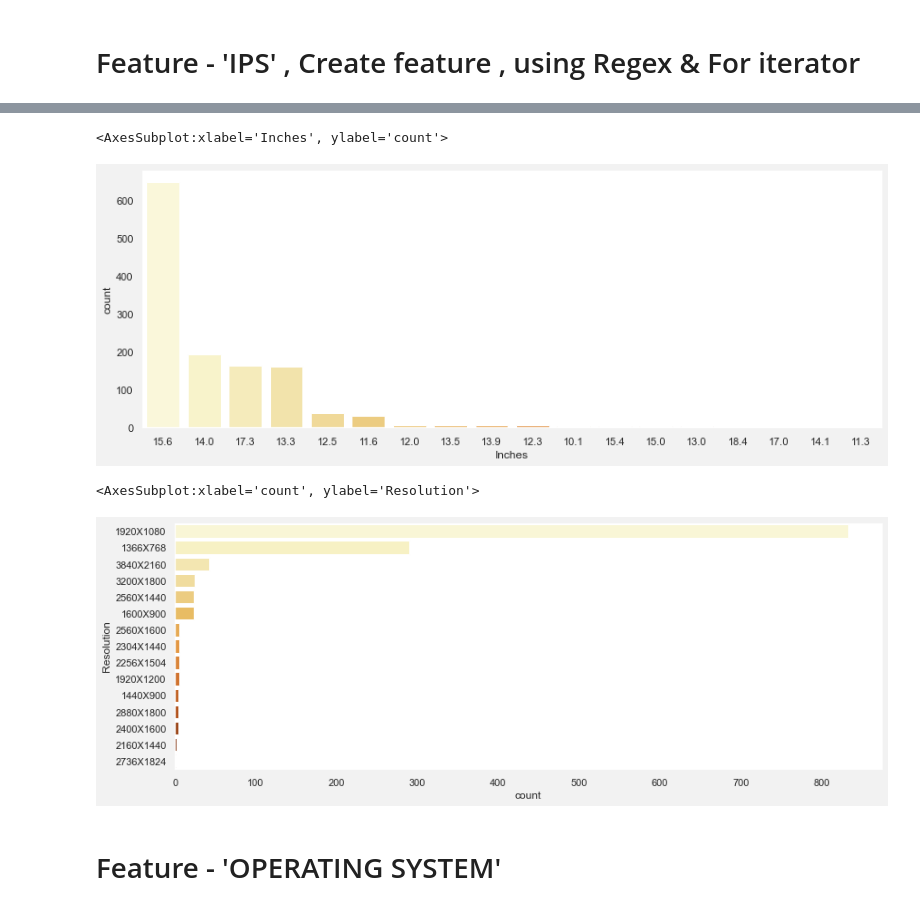
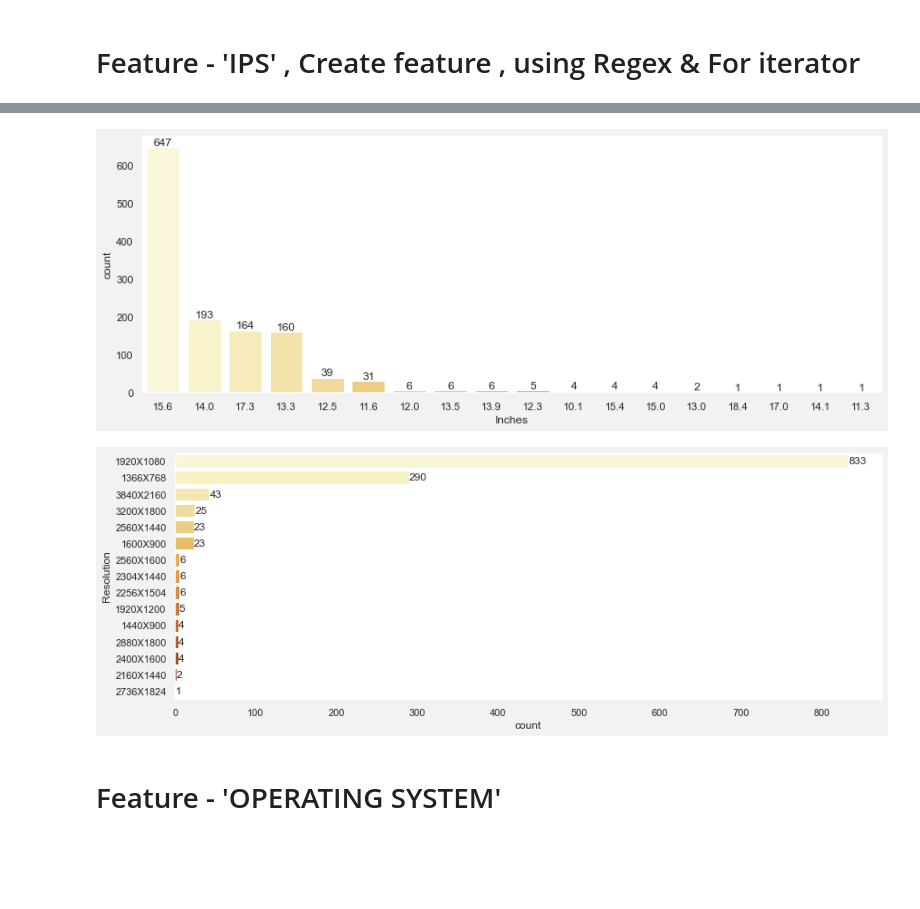
Before and after one commit to mrrachitchugh/UCDPA_RachitChugh, a Jupyter notebook: UCDPA_RachitChugh_CODE_LapPricePrediction.ipynb, the cells around one changed output, grey strips where cells are left out. Drawn from its saved outputs; the diff is of its cells as text; code cells hidden in the pictures; blank space fills up the shorter version.

```diff
--- a/UCDPA_RachitChugh_CODE_LapPricePrediction.ipynb
+++ b/UCDPA_RachitChugh_CODE_LapPricePrediction.ipynb
@@ -348,7 +349,7 @@ df.sample(5)
 #df['IPS'].value_counts().plot(kind='bar')
 # %%
 #df['IPS'].value_counts().plot(kind='bar')
-sns.set(rc={"axes.facecolor":"1","figure.facecolor":".95",'figure.figsize':(8,5)})
+sns.set(rc={"axes.facecolor":"1","figure.facecolor":".95",'figure.figsize':(15,10)})
 colors = [ 'grey','c']
 plt.pie(df['IPS'].value_counts(),colors=colors, labels= df['IPS'].value_counts(), autopct='%1.1f%%')
 circle = plt.Circle( (0,0), 0.7, color='white')
@@ -392,17 +390,19 @@ df['ppi'] = (((df["X_resolution"]**2) + (df["Y_resolution"]**2))**0.5/df['Inches
 # %%
 pallet_1 = ["#998289","#9981A0","#F5B7B1","#F9E79F"]
 sns.set(rc={"axes.facecolor":"1","figure.facecolor":".95",'figure.figsize':(14,5)})
-sns.countplot(x=df["Inches"],palette="YlOrBr",order=df["Inches"].value_counts().index,data=df)
+plot_1 = sns.countplot(x=df["Inches"],palette="YlOrBr",order=df["Inches"].value_counts().index,data=df)
+for i in plot_1.containers:
+    plot_1.bar_label(i,)
 # %% [output]
-<AxesSubplot:xlabel='Inches', ylabel='count'>
-[figure, old version]
+[figure, new version]
 # %%
 pallet_1 = ["plum","#9981A0","#F5B7B1","#F9E79F"]
 sns.set(rc={"axes.facecolor":"1","figure.facecolor":".95",'figure.figsize':(14,5)})
-sns.countplot(y=df["Resolution"],palette="YlOrBr",order=df["Resolution"].value_counts().index,data=df)
+plot_1 = sns.countplot(y=df["Resolution"],palette="YlOrBr",order=df["Resolution"].value_counts().index,data=df)
+for i in plot_1.containers:
+    plot_1.bar_label(i,)
 # %% [output]
-<AxesSubplot:xlabel='count', ylabel='Resolution'>
-[figure, old version]
+[figure, new version]
 # %%
 df.drop(columns=['Resolution'],inplace=True)
 # %% [markdown]
```
Also changed, not shown: parts of 32 cells of this notebook.
